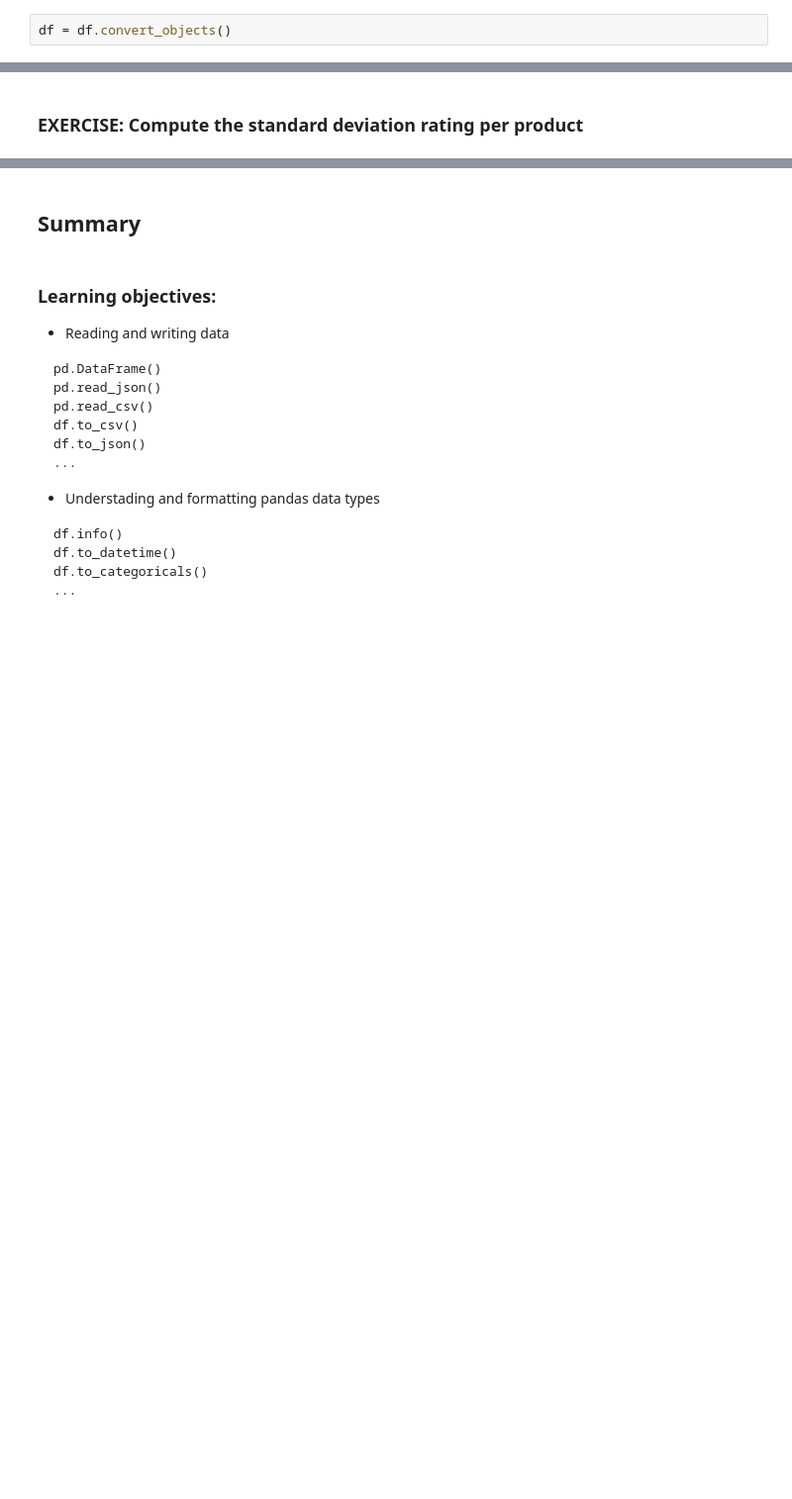
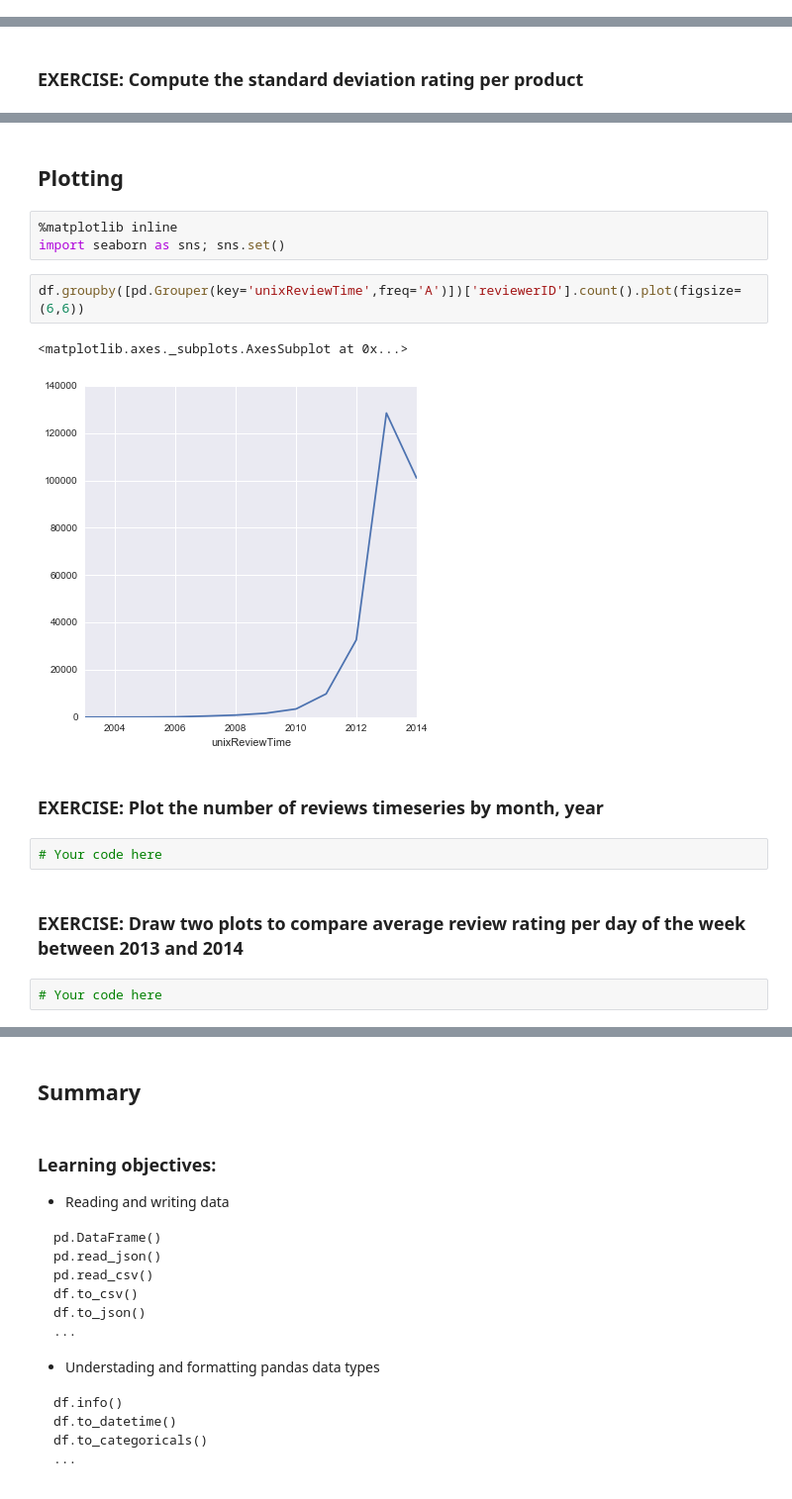
Before and after one commit to aterrel/pydata101, a Jupyter notebook: 1-pandas.ipynb, the cells around one changed output, grey strips where cells are left out. Shown: that part at 99% size. Saved outputs shown, nothing was run; the diff lists cells and outputs as text; blank space fills up the shorter version.

```diff
--- a/1-pandas.ipynb
+++ b/1-pandas.ipynb
@@ -137,8 +137,6 @@ dtypes: float64(1), int64(1), object(7)
 memory usage: 19.1+ MB
 # %%
 df['unixReviewTime'] = pd.to_datetime(df['unixReviewTime'], unit='s')
-# %%
-df = df.convert_objects()
 # %%
 df.info()
 # %% [output]
@@ -414,0 +457,18 @@ Name: reviewText, dtype: int64
+# %% [markdown]
+## Plotting
+# %%
+%matplotlib inline
+import seaborn as sns; sns.set()
+# %%
+df.groupby([pd.Grouper(key='unixReviewTime',freq='A')])['reviewerID'].count().plot(figsize=(6,6))
+# %% [output]
+<matplotlib.axes._subplots.AxesSubplot at 0x...>
+[figure, added]
+# %% [markdown]
+### EXERCISE: Plot the number of reviews timeseries by month, year
+# %%
+# Your code here
+# %% [markdown]
+### EXERCISE: Draw two plots to compare average review rating per day of the week between 2013 and 2014
+# %%
+# Your code here
```
Also changed, not shown: parts of 25 cells of this notebook.
